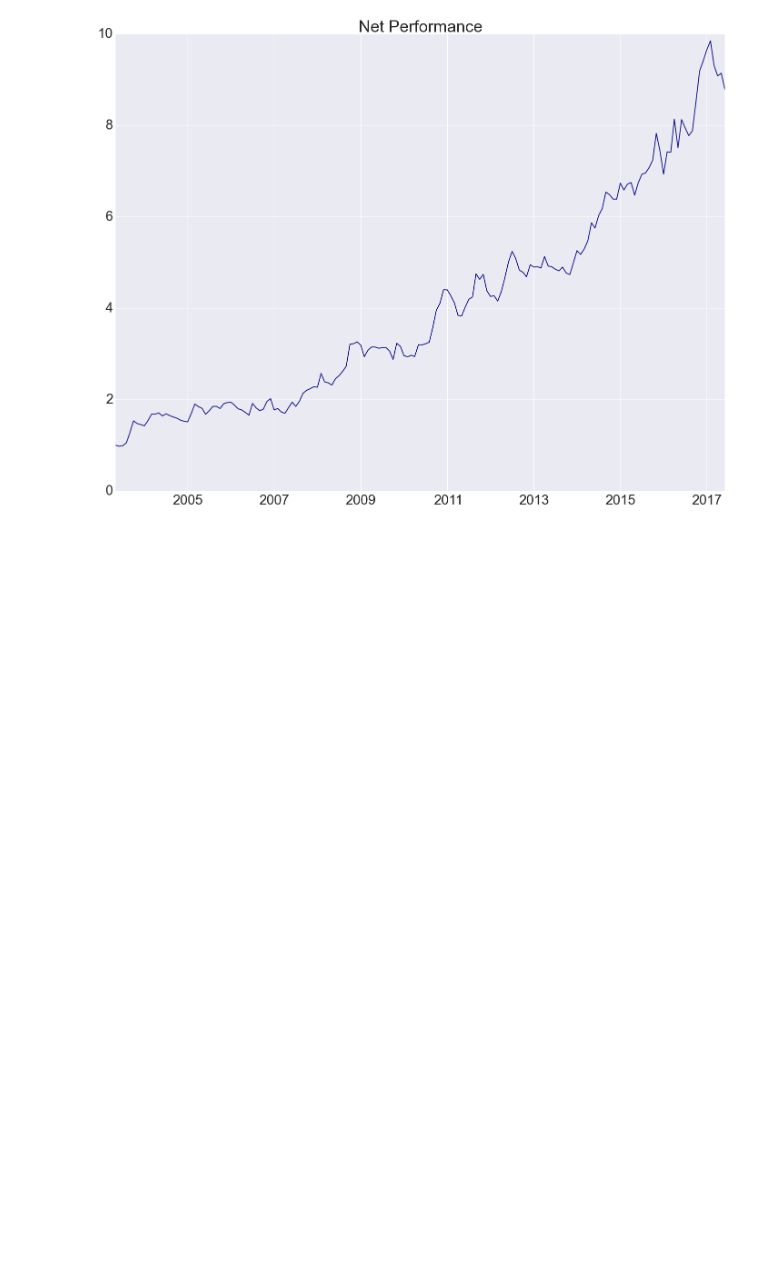
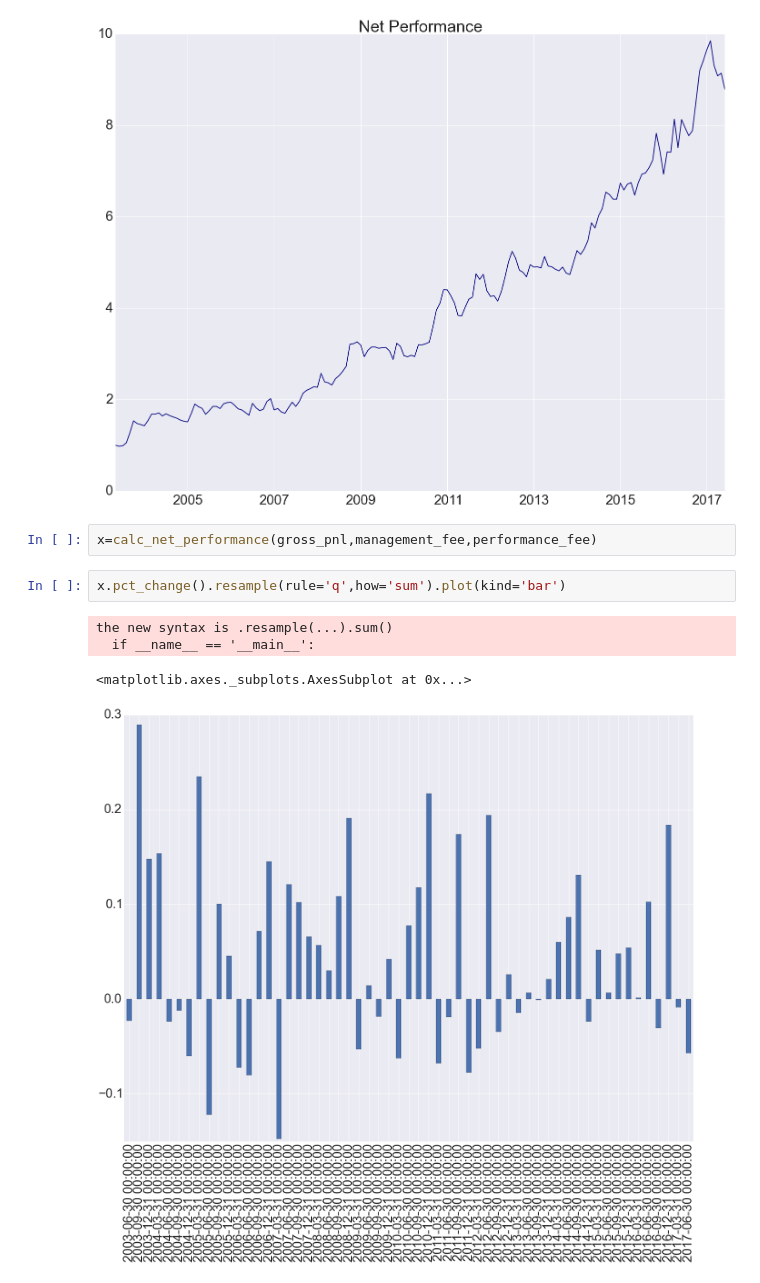
Before and after one commit to mrefermat/Project_C, a Jupyter notebook: Final Portfolio.ipynb, the cells around one changed output. Drawn from its saved outputs; the diff is of its cells as text; blank space fills up the shorter version.

```diff
--- a/Final Portfolio.ipynb
+++ b/Final Portfolio.ipynb
@@ -83,4 +83,13 @@ calc_net_performance(gross_pnl,management_fee,performance_fee).plot(colormap='je
 # %% [output]
 <matplotlib.axes._subplots.AxesSubplot at 0x...>
 [figure]
+# %%
+x=calc_net_performance(gross_pnl,management_fee,performance_fee)
+# %%
+x.pct_change().resample(rule='q',how='sum').plot(kind='bar')
+# %% [output]
+the new syntax is .resample(...).sum()
+  if __name__ == '__main__':
+<matplotlib.axes._subplots.AxesSubplot at 0x...>
+[figure, added]
 # %%
```
Also changed, not shown: parts of 5 cells of this notebook, 2 other files.
